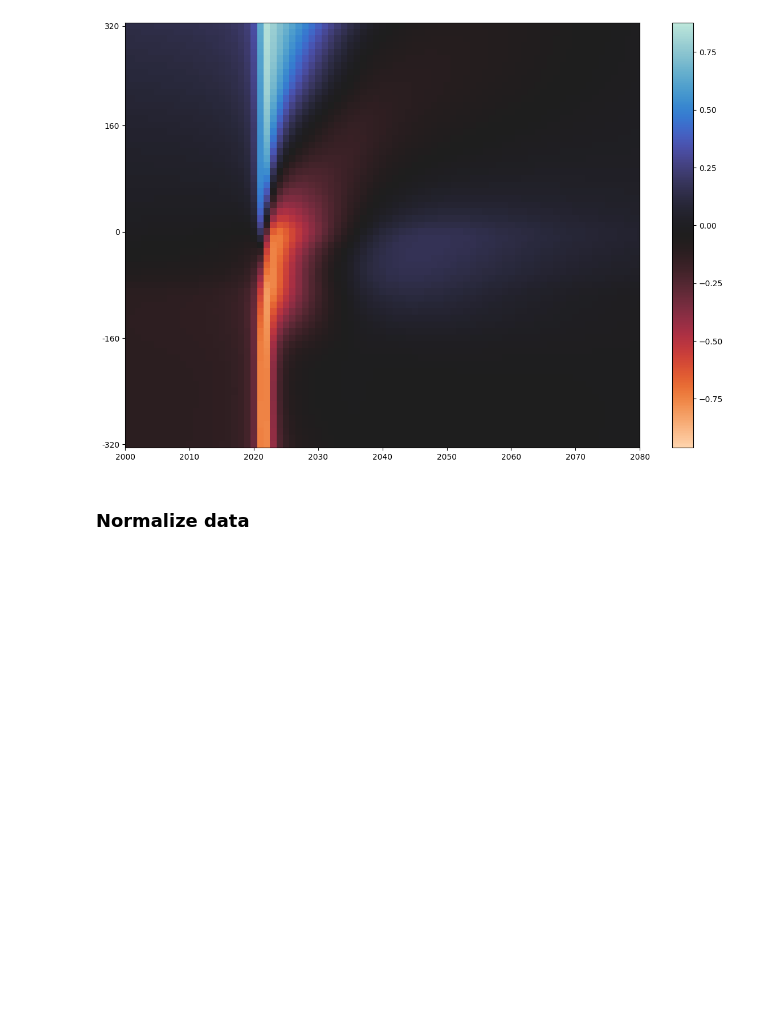
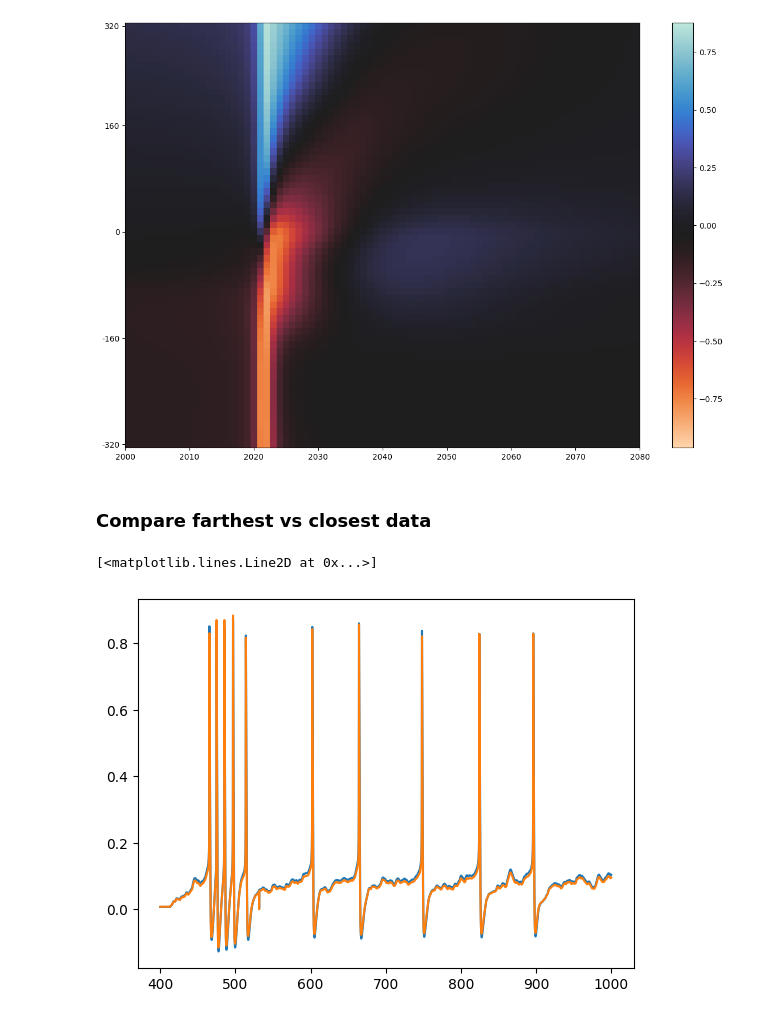
Before and after one commit to kedoxey/PyramidalCellSimulations, a Jupyter notebook: notebooks/figures/plot_linear_probes.ipynb, the cells around one changed output. Saved outputs shown, nothing was run; the diff lists cells and outputs as text; code cells hidden in the pictures; blank space fills up the shorter version.

```diff
--- a/notebooks/figures/plot_linear_probes.ipynb
+++ b/notebooks/figures/plot_linear_probes.ipynb
@@ -73,5 +85,5 @@ def find_n_farthest_probes(probes, n_farthest, max_channel_i = 25):
 # %%
-closest_probe = find_n_closest_probes(probes, n_probes//2, max_channel_i=n_channels//2)
+closest_probe = find_n_closest_probes(probes, 1, max_channel_i=n_channels//2)
 closest_probe_df = data_df[data_df.probe_num.isin(closest_probe)]
 closest_probe_df.head()
 # %% [output]
@@ -197,8 +207,21 @@ fig.tight_layout()
 fig.savefig(os.path.join(sim_dir, sim_label, 'farthest_probes.png'), dpi=300)
 # %% [output]
 [figure]
-# %% [markdown]
-### Normalize data
+# %% [markdown]
+### Compare farthest vs closest data
+# %%
+reduced_t = closest_probes_df.iloc[0].t[0:6000]
+
+center_closest_ve = closest_probe_df.iloc[0].ve
+norm_center_closest_ve = np.divide(center_closest_ve, np.max(center_closest_ve)-np.min(center_closest_ve))
+
+x
+
+plt.plot(reduced_t, norm_center_closest_ve)
+plt.plot(reduced_t, norm_center_farthest_ve)
+# %% [output]
+[<matplotlib.lines.Line2D at 0x...>]
+[figure, added]
 # %% [markdown]
 <!-- ### Plot heatmap
 https://datascience.stackexchange.com/questions/93941/create-a-continuous-heatmap
```
Also changed, not shown: parts of 17 cells of this notebook, 2 other files.
